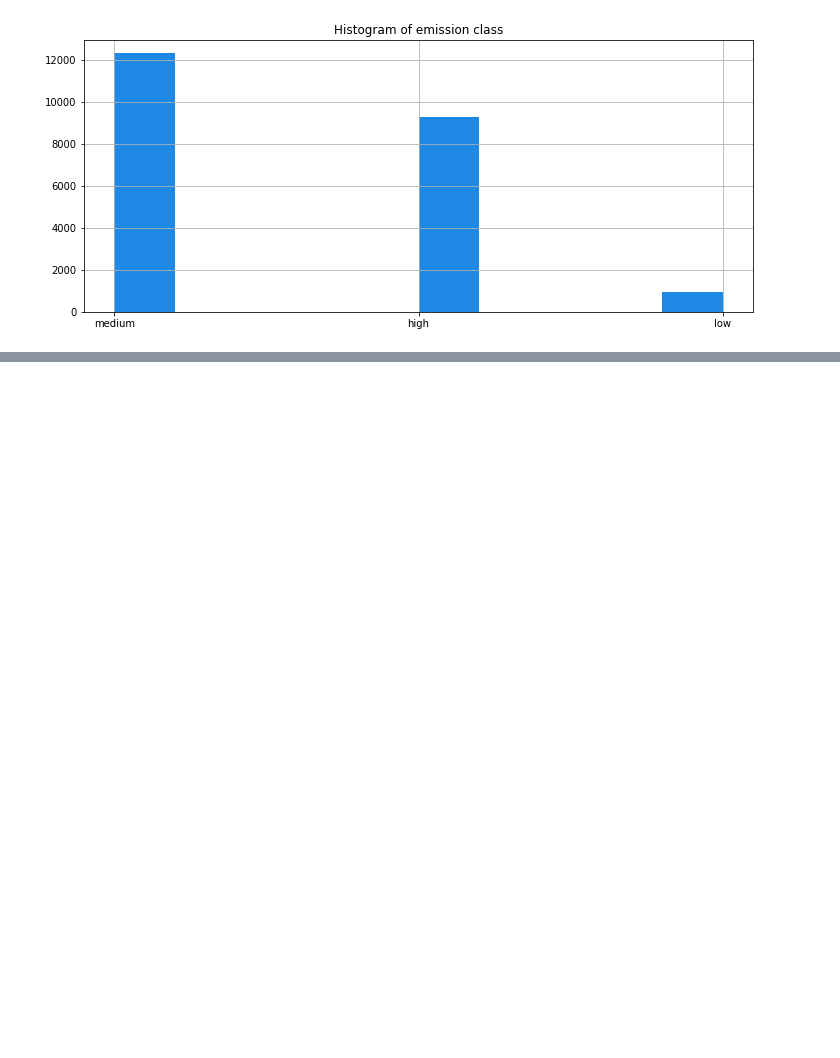
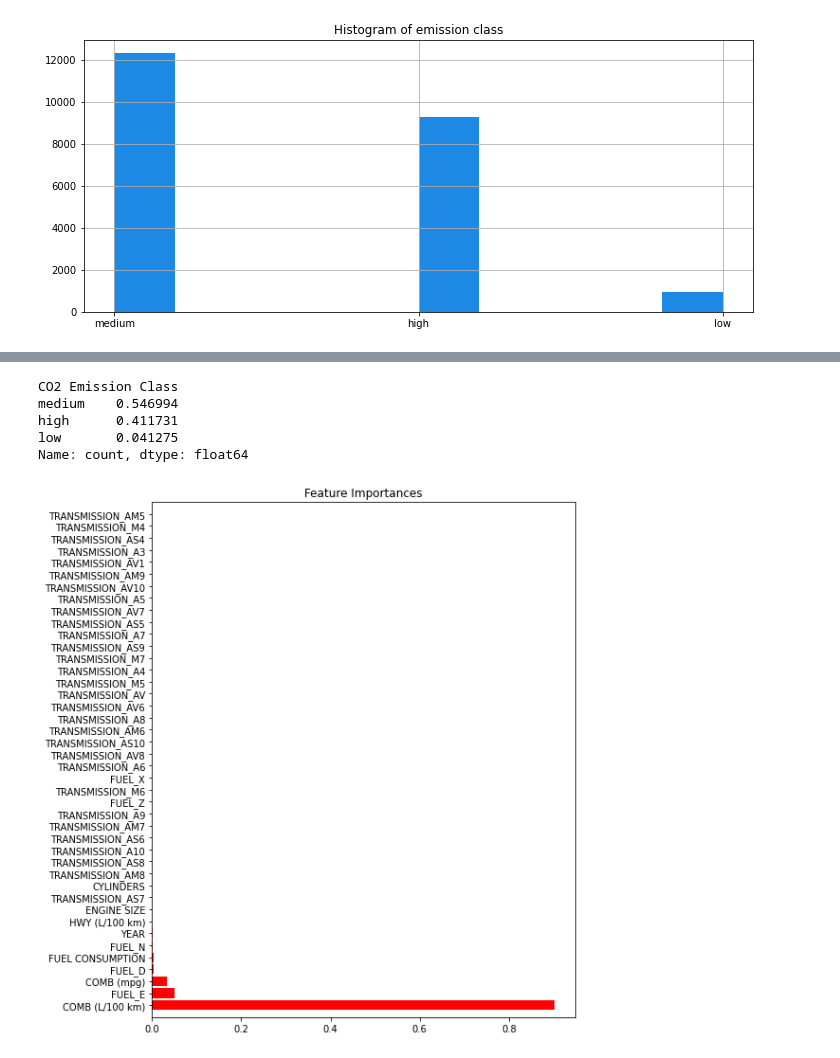
Before and after one commit to romthevacuousspider/Fuel-Consumption-2000-2022-ML-coursework2-, a Jupyter notebook: ML2.ipynb, the cells around one changed output, grey strips where cells are left out. Drawn from its saved outputs; the diff is of its cells as text; code cells hidden in the pictures; blank space fills up the shorter version.

```diff
--- a/ML2.ipynb
+++ b/ML2.ipynb
@@ -964,0 +396,35 @@ add_model_performance(regression_performance, 'SGD(+L1L2) + RandomForest feature
+# %%
+# Proportion of each class in the full data
+Full_dataset3["CO2 Emission Class"].value_counts() / len(Full_dataset3)
+# %% [output]
+CO2 Emission Class
+medium    0.546994
+high      0.411731
+low       0.041275
+Name: count, dtype: float64
+# %%
+from sklearn.ensemble import RandomForestRegressor
+
+# Select columns with numeric values
+numeric_data = Full_dataset3.select_dtypes(include=['number'])
+
+# Define features and labels for the random forest regressor
+X = numeric_data.drop(['EMISSIONS',"CO2 Emission Class_high", "CO2 Emission Class_low", "CO2 Emission Class_medium",
+                       'Unnamed: 0'] , axis=1)
+y = numeric_data['EMISSIONS']
+
+# Train a RandomForestRegressor model
+rf = RandomForestRegressor()
+rf.fit(X, y)
+
+# Plot feature importances
+importances = rf.feature_importances_
+indices = np.argsort(importances)[::-1]
+plt.figure(figsize=(8, 10))
+plt.title("Feature Importances")
+plt.barh(range(X.shape[1]), importances[indices], color="r", align="center")
+plt.yticks(range(X.shape[1]), X.columns[indices])
+plt.ylim([-1, X.shape[1]])  # y-axis limit
+plt.show()
+# %% [output]
+[figure, added]
```
Also changed, not shown: parts of 440 cells of this notebook, 1 other file.
